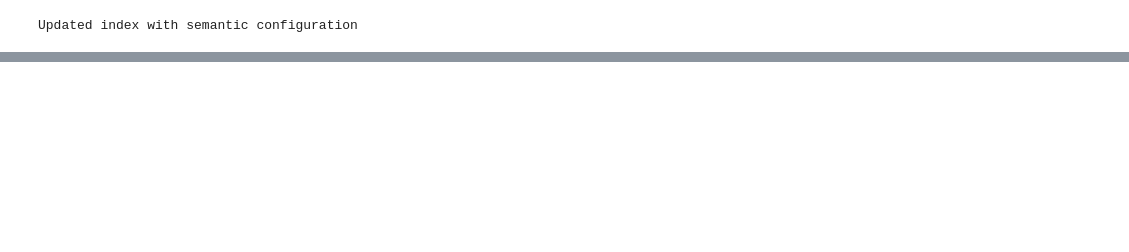
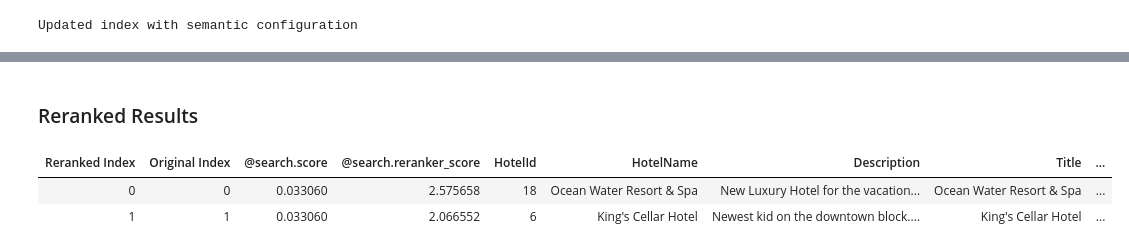
Before and after one commit to Azure/azure-search-vector-samples, a Jupyter notebook: demo-python/code/semantic-ranker/semantic-ranker.ipynb, the cells around one changed output, grey strips where cells are left out. Saved outputs shown, nothing was run; the diff lists cells and outputs as text; code cells hidden in the pictures; blank space fills up the shorter version.

```diff
--- a/demo-python/code/semantic-ranker/semantic-ranker.ipynb
+++ b/demo-python/code/semantic-ranker/semantic-ranker.ipynb
@@ -224,0 +412,7 @@ results[0]["@search.document_debug_info"].as_dict()
+# %%
+run_query("best hotel?", semantic_config="semantic-config-with-title-and-keywords", document_ids=["18", "6"], include_debug=True)
+# %% [output]
+### Reranked Results
+| Reranked Index | Original Index | @search.score | @search.reranker_score | HotelId | HotelName | Description | Title | ... |
+| 0 | 0 | 0.033060 | 2.575658 | 18 | Ocean Water Resort & Spa | New Luxury Hotel for the vacation... | Ocean Water Resort & Spa | ... |
+| 1 | 1 | 0.033060 | 2.066552 | 6 | King's Cellar Hotel | Newest kid on the downtown block.... | King's Cellar Hotel | ... |
```
Also changed, not shown: parts of 22 cells of this notebook.
